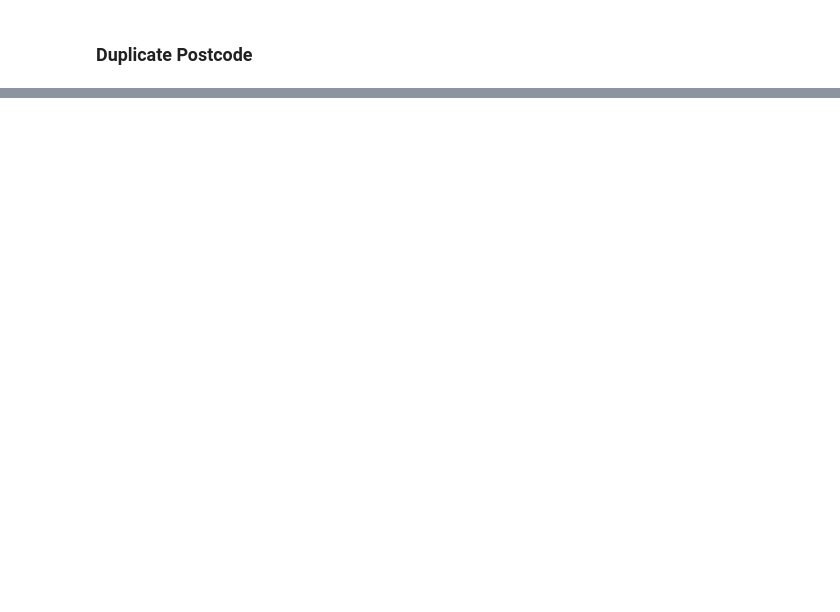
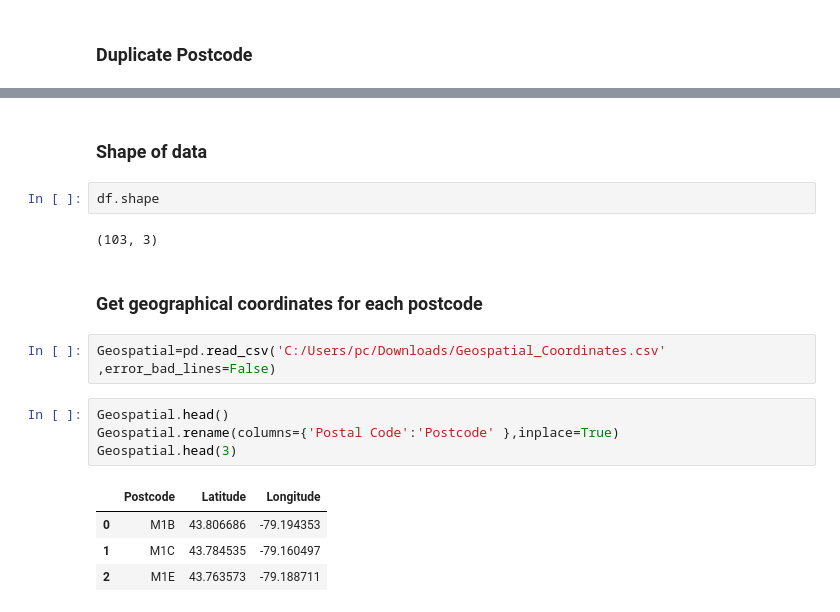
Before and after one commit to Bouguedra-Adem/-Capstone-Project-Data-science-, a Jupyter notebook: Capstone Project Data Science.ipynb, the cells around one changed output, grey strips where cells are left out. Drawn from its saved outputs; the diff is of its cells as text; blank space fills up the shorter version.

Commit message:
add geospatial coordinates

```diff
--- a/Capstone Project Data Science.ipynb
+++ b/Capstone Project Data Science.ipynb
@@ -55,0 +96,19 @@ df
+# %% [markdown]
+<h3>Shape of data</h3>
+# %%
+df.shape
+# %% [output]
+(103, 3)
+# %% [markdown]
+<h3>Get geographical coordinates  for each postcode</h3>
+# %%
+Geospatial=pd.read_csv('C:/Users/pc/Downloads/Geospatial_Coordinates.csv' ,error_bad_lines=False)
+# %%
+Geospatial.head()
+Geospatial.rename(columns={'Postal Code':'Postcode' },inplace=True)
+Geospatial.head(3)
+# %% [output]
+|  | Postcode | Latitude | Longitude |
+| 0 | M1B | 43.806686 | -79.194353 |
+| 1 | M1C | 43.784535 | -79.160497 |
+| 2 | M1E | 43.763573 | -79.188711 |
```
Also changed, not shown: parts of 4 cells of this notebook.
